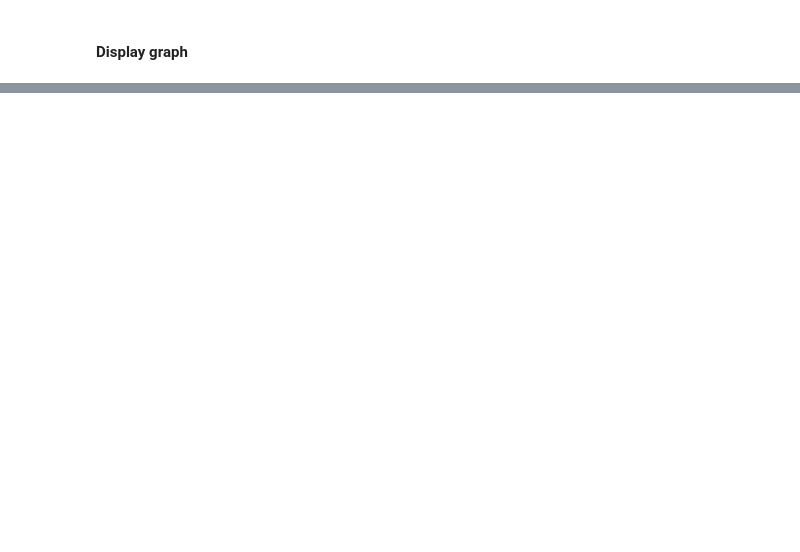
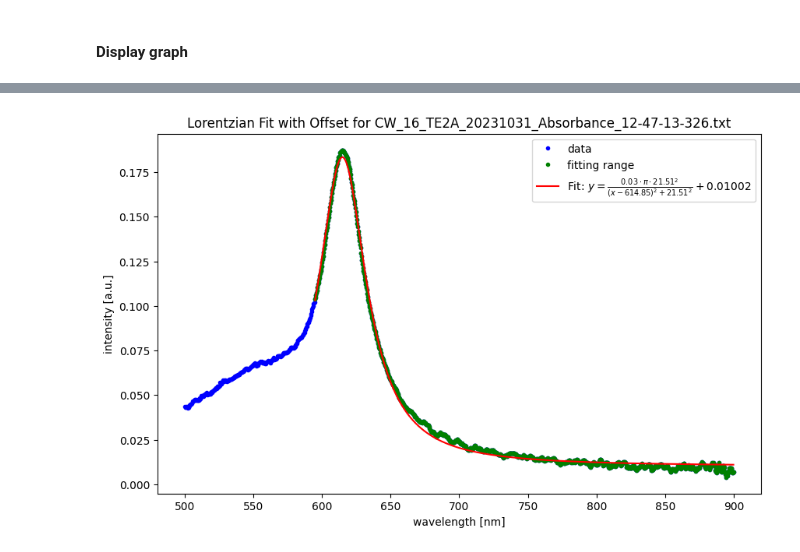
Before and after one commit to jthemmaster/PeakAnalyzer, a Jupyter notebook: analyse_peak.ipynb, the cells around one changed output, grey strips where cells are left out. Saved outputs shown, nothing was run; the diff lists cells and outputs as text; code cells hidden in the pictures; blank space fills up the shorter version.

Commit message:
creates data files

```diff
--- a/analyse_peak.ipynb
+++ b/analyse_peak.ipynb
@@ -17,14 +26,16 @@ files = [f for f in os.listdir(resource_path) if path.isfile(path.join(resource_
 dataset = {}
 for file in files:
     file_path = os.path.join(resource_path, file)
+    data = None
     data = pd.read_csv(
         file_path,
-        sep='\t',              # Tab-separated values
-        decimal=',',          # Comma as decimal separator
-        skiprows=13           # Skip rows until the actual data starts (adjust the number as needed)
+        sep='\t',
+        decimal=',',
+        skiprows=13
     )
-    #give the columns names wavelenght and intensity
-    data.columns = ["wavelength", "intensity"]
-    dataset[file] = data
-
-print(dataset)
+        # If the data has more than one column, assign column names
+    if data.shape[1] > 1:
+        data.columns = ["wavelength", "intensity"]
+        dataset[file] = data
+    else:
+        print(f"Error: Only one column found in file {file}")
@@ -47,0 +46,75 @@ print(dataset)
+# %%
+import pandas as pd
+import numpy as np
+import os
+from scipy.optimize import curve_fit
+import matplotlib.pyplot as plt
+
+# Define the Lorentzian function with an offset 'y0'
+def lorentzian_with_offset(x, x0, a, gamma, y0):
+    return y0 + (2 * a * np.pi) * (gamma**2 / ((x - x0)**2 + gamma**2))
+
+# Loop through each file in the dataset
+for file, data in dataset.items():
+    # Filter the DataFrame for the desired wavelength range
+    filtered_data = data[(data['wavelength'] > 500) & (data['wavelength'] < 950)]
+
+    # Find the index of the row with the maximum intensity within the filtered range
+    peak_index = filtered_data['intensity'].idxmax()
+
+    # Retrieve the peak position using the peak index
+    peak_position = filtered_data.loc[peak_index, 'wavelength']
+
+    # Further refine the filtered data to focus on the peak
+    filtered_data = filtered_data[(filtered_data['wavelength'] > peak_position - 20) & (filtered_data['wavelength'] < 900)]
+
+    # Extract the wavelength and intensity from the filtered data
+    x_data = filtered_data['wavelength']
+    y_data = filtered_data['intensity']
+
+    # Estimate initial parameters for the Lorentzian fit with offset
+    x0_initial = peak_position  # Use the peak position found earlier
+    a_initial = y_data.max()  # Peak amplitude
+    gamma_initial = (x_data.max() - x_data.min()) / 20  # Rough estimate for gamma (HWHM)
+    y0_initial = y_data.min()  # Initial estimate for y-offset
+
+    # Bounds for the parameters: lower bounds are 0 for a and gamma, could be negative for y0 if applicable
+    # Adjust the bounds based on your data and the expected parameter ranges
+    bounds = ([np.min(x_data), 0, 0, -np.inf], [np.max(x_data), np.inf, np.inf, np.inf])
+
+    # Perform the Lorentzian fit with bounds
+    popt, pcov = curve_fit(lorentzian_with_offset, x_data, y_data, p0=[x0_initial, a_initial, gamma_initial, y0_initial], bounds=bounds)
+    #calculate r^2 error
+    residuals = y_data - lorentzian_with_offset(x_data, *popt)
+    ss_res = np.sum(residuals**2)
+    ss_tot = np.sum((y_data-np.mean(y_data))**2)
+    r_squared = 1 - (ss_res / ss_tot)
+    print(f"r^2 error: {r_squared}")
+    #print peakposition, peak intensity, peak width (FWHM) and Absorbanz bei 400 nm
+    print(f"Peak position: {popt[0]}")
+    print(f"Peak width (FWHM): {popt[2]}")
+    peak_intensity = lorentzian_with_offset(popt[0], *popt)
+    print(f"Peak intensity: {peak_intensity}")
+    # Plot the data
+    plt.figure(figsize=(10, 6))
+    plt.plot(data['wavelength'][(data['wavelength'] > 500) & (data['wavelength'] < 900)], data['intensity'][(data['wavelength'] > 500) & (data['wavelength'] < 900)], 'b.', label='data')  # Original data
+    plt.plot(x_data, y_data, 'g.', label='fitting range')  # Fitting range
+
+    # Plot the fit
+    x_fit = np.linspace(x_data.min(), x_data.max(), 1000)
+    y_fit = lorentzian_with_offset(x_fit, *popt)
+    plt.plot(x_fit, y_fit, 'r-', label=r'Fit: $y = \frac{{%.2f \cdot \pi \cdot %.2f^2}}{{(x - %.2f)^2 + %.2f^2}} + %.5f$' % (popt[1], popt[2], popt[0], popt[2], popt[3]))
+    plt.xlabel('wavelength [nm]')
+    plt.ylabel('intensity [a.u.]')
+    plt.title(f'Lorentzian Fit with Offset for {file}')
+    plt.legend()
+    plt.savefig(f"{figure_path}/{file}_fit.png", dpi=600)
+    plt.show() #Auskommentieren bei vielen Dateien, nur zum anschauen gedacht
+    if not os.path.exists(f"{files_path}/results.csv"):
+        with open(f"{files_path}/results.csv", "w") as f:
+            f.write("Filename    Peakposition    Peakintensity    FWHM    Absorbanz_400nm\n")
+    with open(f"{files_path}/results.csv", "a") as f:
+        f.write(f"{file}    {popt[0]}  {peak_intensity} {popt[2]}   {popt[3]}\n")
+        print(f"results for {file} written to results.csv")
+    #plt.show() #Auskommentieren bei vielen Dateien, nur zum anschauen gedacht
+# %% [output]
@@ -47,0 +125 @@ print(dataset)
+[figure, added]
```
Also changed, not shown: parts of 5 cells of this notebook, 1 other file.
